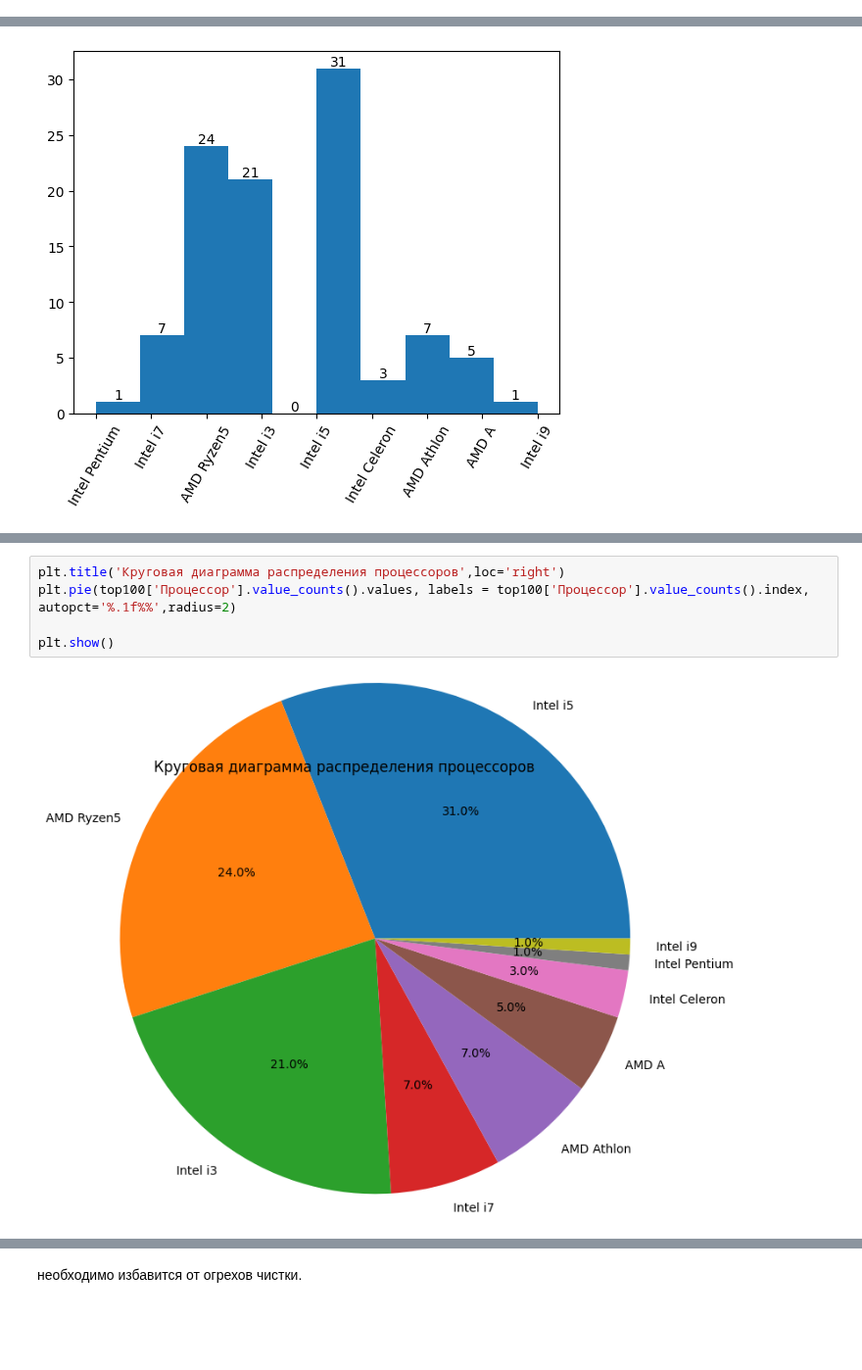
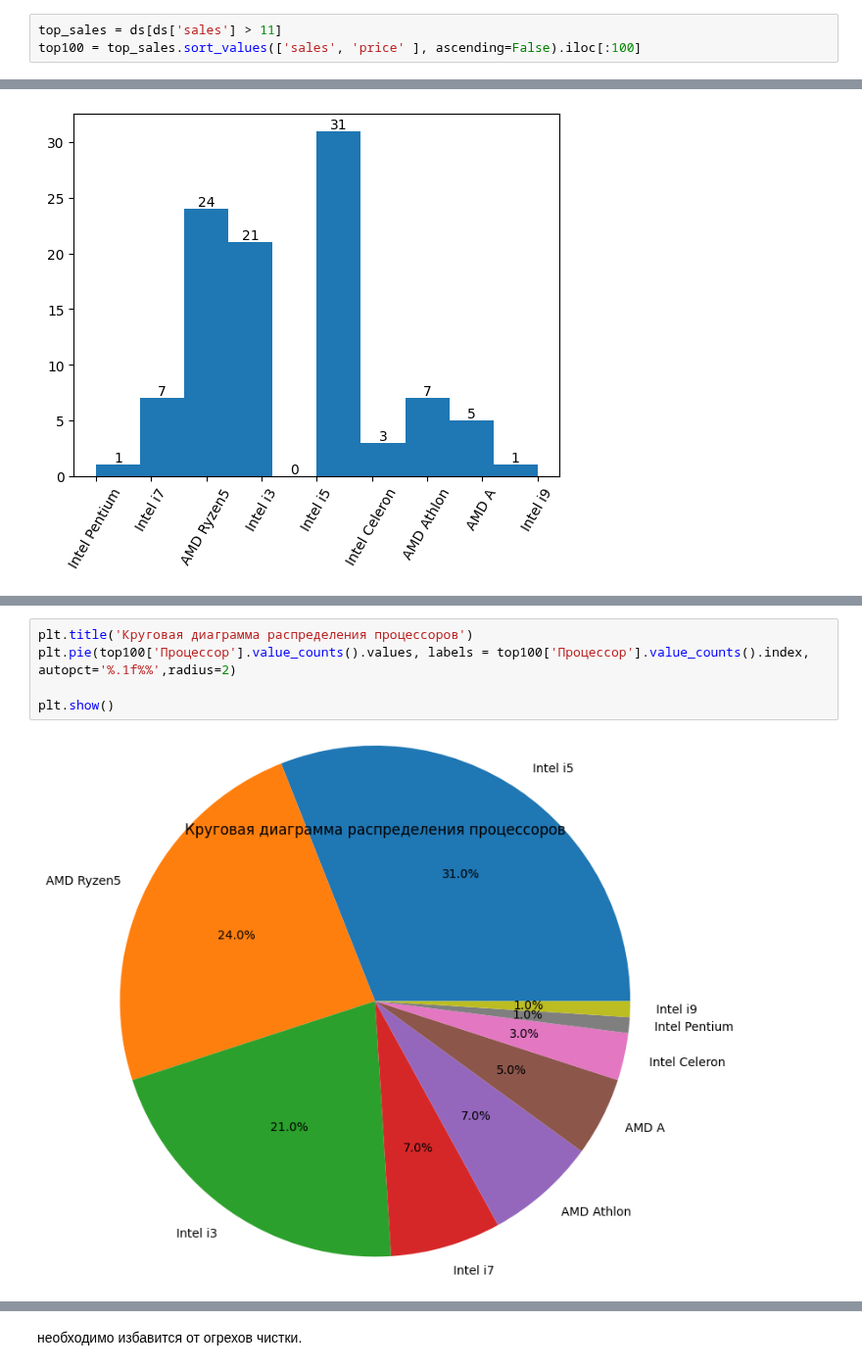
Before and after one commit to EZSib/data_-analytics2023, a Jupyter notebook: practice_eda_Efim.ipynb, the cells around one changed output, grey strips where cells are left out. Shown at 98% size. Drawn from its saved outputs; the diff is of its cells as text; blank space fills up the shorter version.

```diff
--- a/practice_eda_Efim.ipynb
+++ b/practice_eda_Efim.ipynb
@@ -700,3 +799,6 @@ plt.show()
+# %%
+top_sales = ds[ds['sales'] > 11]
+top100 = top_sales.sort_values(['sales', 'price' ], ascending=False).iloc[:100]
 # %%
 counts, edges, bars = plt.hist(top100['Процессор'])
 plt.xticks(rotation= 60)
@@ -707,7 +828,7 @@ plt.show()
 # %%
-plt.title('Круговая диаграмма распределения процессоров',loc='right')
+plt.title('Круговая диаграмма распределения процессоров')
 plt.pie(top100['Процессор'].value_counts().values, labels = top100['Процессор'].value_counts().index, autopct='%.1f%%',radius=2)
 
 plt.show()
 # %% [output]
-[figure, old version]
+[figure, new version]
```
Also changed, not shown: parts of 24 cells of this notebook.
